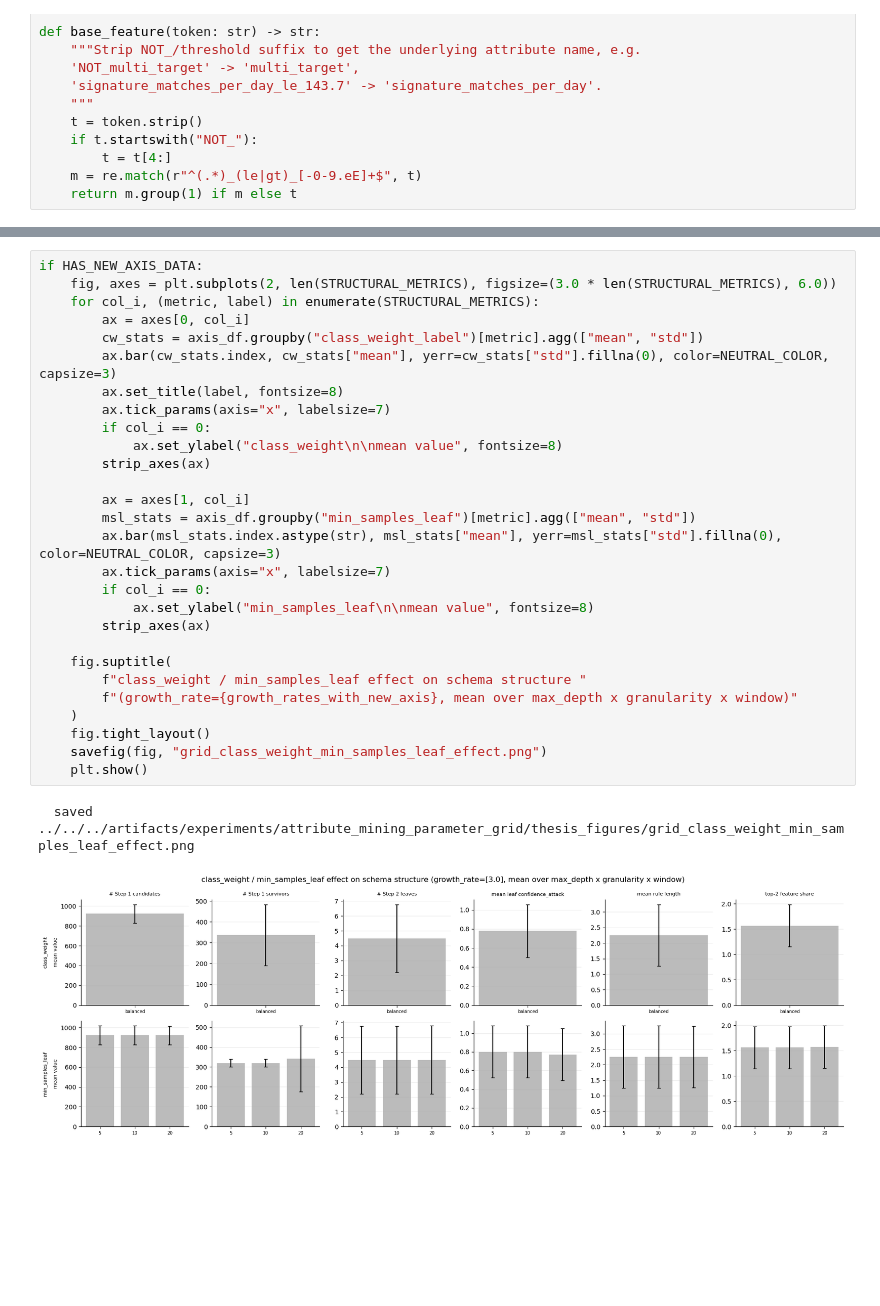
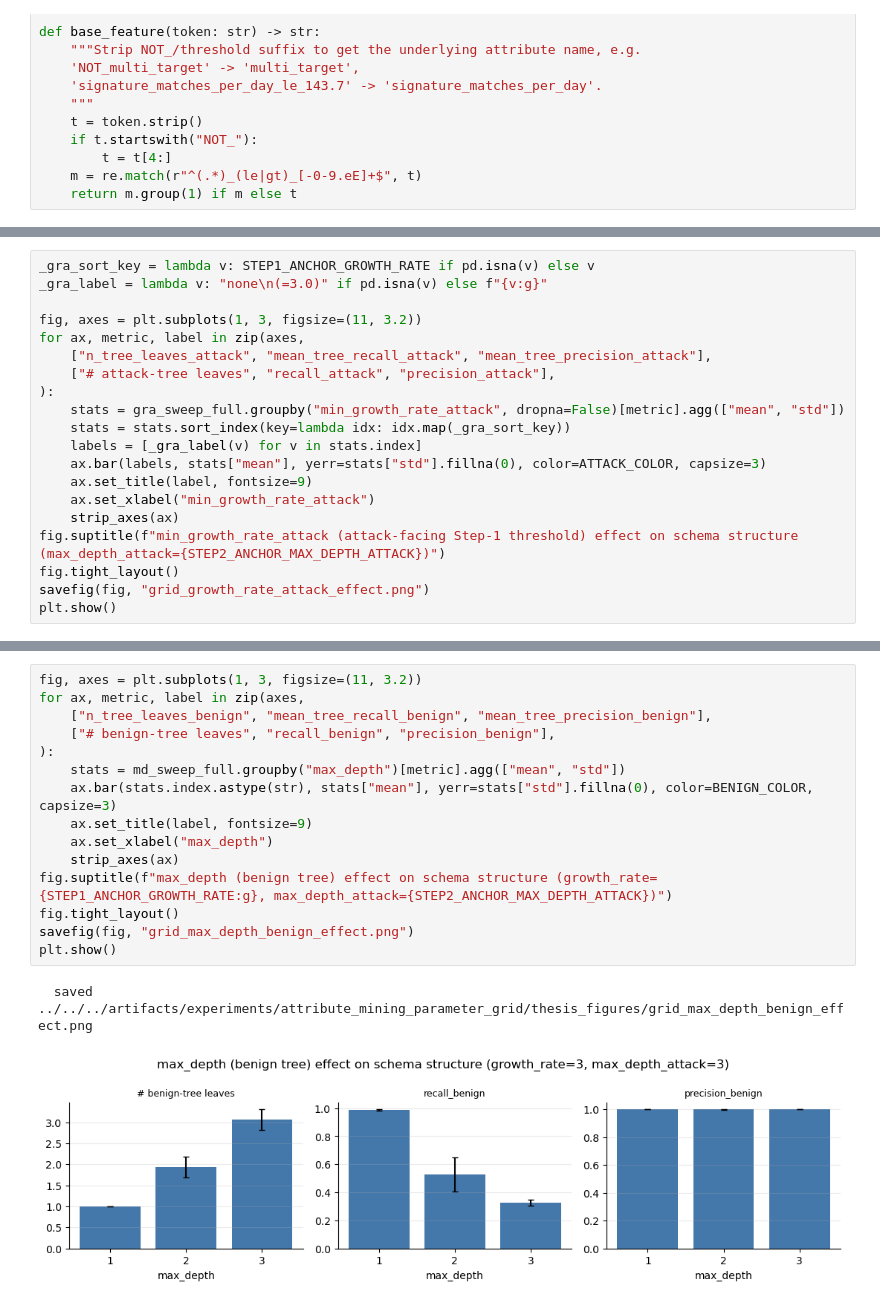
Before and after one commit to annaneliaa/msc-thesis, a Jupyter notebook: src/thesis/notebooks/attribute_mining_sweep_eda.ipynb, the cells around one changed output, grey strips where cells are left out. Drawn from its saved outputs; the diff is of its cells as text; blank space fills up the shorter version.

```diff
--- a/src/thesis/notebooks/attribute_mining_sweep_eda.ipynb
+++ b/src/thesis/notebooks/attribute_mining_sweep_eda.ipynb
@@ -992,0 +893,20 @@ lifecycle_table
+# %%
+_gra_sort_key = lambda v: STEP1_ANCHOR_GROWTH_RATE if pd.isna(v) else v
+_gra_label = lambda v: "none\n(=3.0)" if pd.isna(v) else f"{v:g}"
+
+fig, axes = plt.subplots(1, 3, figsize=(11, 3.2))
+for ax, metric, label in zip(axes,
+    ["n_tree_leaves_attack", "mean_tree_recall_attack", "mean_tree_precision_attack"],
+    ["# attack-tree leaves", "recall_attack", "precision_attack"],
+):
+    stats = gra_sweep_full.groupby("min_growth_rate_attack", dropna=False)[metric].agg(["mean", "std"])
+    stats = stats.sort_index(key=lambda idx: idx.map(_gra_sort_key))
+    labels = [_gra_label(v) for v in stats.index]
+    ax.bar(labels, stats["mean"], yerr=stats["std"].fillna(0), color=ATTACK_COLOR, capsize=3)
+    ax.set_title(label, fontsize=9)
+    ax.set_xlabel("min_growth_rate_attack")
+    strip_axes(ax)
+fig.suptitle(f"min_growth_rate_attack (attack-facing Step-1 threshold) effect on schema structure (max_depth_attack={STEP2_ANCHOR_MAX_DEPTH_ATTACK})")
+fig.tight_layout()
+savefig(fig, "grid_growth_rate_attack_effect.png")
+plt.show()
@@ -1054,32 +959,19 @@ else:
 # %%
-if HAS_NEW_AXIS_DATA:
-    fig, axes = plt.subplots(2, len(STRUCTURAL_METRICS), figsize=(3.0 * len(STRUCTURAL_METRICS), 6.0))
-    for col_i, (metric, label) in enumerate(STRUCTURAL_METRICS):
-        ax = axes[0, col_i]
-        cw_stats = axis_df.groupby("class_weight_label")[metric].agg(["mean", "std"])
-        ax.bar(cw_stats.index, cw_stats["mean"], yerr=cw_stats["std"].fillna(0), color=NEUTRAL_COLOR, capsize=3)
-        ax.set_title(label, fontsize=8)
-        ax.tick_params(axis="x", labelsize=7)
-        if col_i == 0:
-            ax.set_ylabel("class_weight\n\nmean value", fontsize=8)
-        strip_axes(ax)
-
-        ax = axes[1, col_i]
-        msl_stats = axis_df.groupby("min_samples_leaf")[metric].agg(["mean", "std"])
-        ax.bar(msl_stats.index.astype(str), msl_stats["mean"], yerr=msl_stats["std"].fillna(0), color=NEUTRAL_COLOR, capsize=3)
-        ax.tick_params(axis="x", labelsize=7)
-        if col_i == 0:
-            ax.set_ylabel("min_samples_leaf\n\nmean value", fontsize=8)
-        strip_axes(ax)
-
-    fig.suptitle(
-        f"class_weight / min_samples_leaf effect on schema structure "
-        f"(growth_rate={growth_rates_with_new_axis}, mean over max_depth x granularity x window)"
-    )
-    fig.tight_layout()
-    savefig(fig, "grid_class_weight_min_samples_leaf_effect.png")
-    plt.show()
+fig, axes = plt.subplots(1, 3, figsize=(11, 3.2))
+for ax, metric, label in zip(axes,
+    ["n_tree_leaves_benign", "mean_tree_recall_benign", "mean_tree_precision_benign"],
+    ["# benign-tree leaves", "recall_benign", "precision_benign"],
+):
+    stats = md_sweep_full.groupby("max_depth")[metric].agg(["mean", "std"])
+    ax.bar(stats.index.astype(str), stats["mean"], yerr=stats["std"].fillna(0), color=BENIGN_COLOR, capsize=3)
+    ax.set_title(label, fontsize=9)
+    ax.set_xlabel("max_depth")
+    strip_axes(ax)
+fig.suptitle(f"max_depth (benign tree) effect on schema structure (growth_rate={STEP1_ANCHOR_GROWTH_RATE:g}, max_depth_attack={STEP2_ANCHOR_MAX_DEPTH_ATTACK})")
+fig.tight_layout()
+savefig(fig, "grid_max_depth_benign_effect.png")
+plt.show()
 # %% [output]
-  saved ../../../artifacts/experiments/attribute_mining_parameter_grid/thesis_figures/grid_class_weight_min_samples_leaf_effect.png
+  saved ../../../artifacts/experiments/attribute_mining_parameter_grid/thesis_figures/grid_max_depth_benign_effect.png
-[figure, old version]
+[figure, new version]
 # %% [markdown]
```
Also changed, not shown: parts of 78 cells of this notebook, 9 other files.
